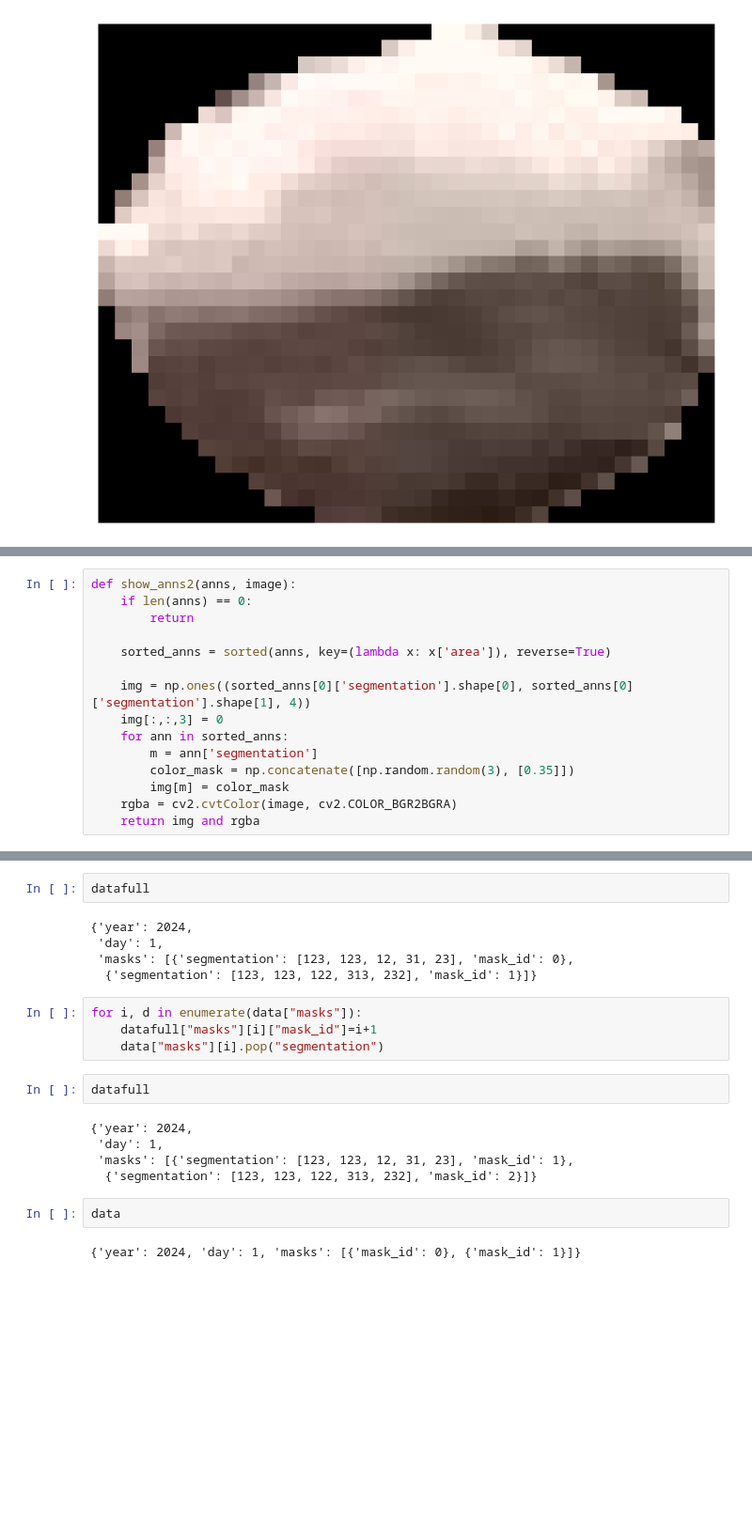
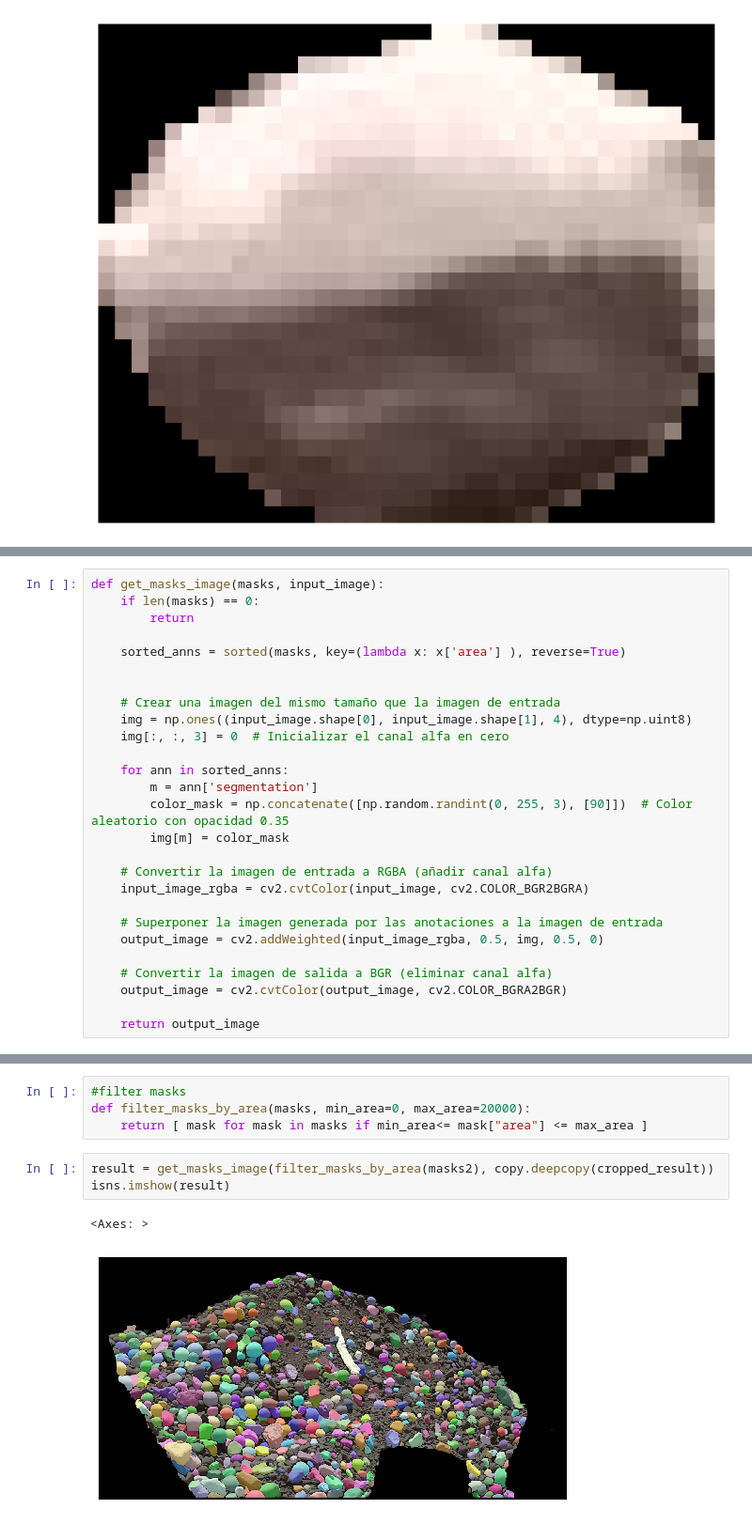
Before and after one commit to jlabra/easy-scrap, a Jupyter notebook: dagster_easyscraptracker/notebooks/segment_test.ipynb, the cells around one changed output, grey strips where cells are left out. Shown at 94% size. Drawn from its saved outputs; the diff is of its cells as text; blank space fills up the shorter version.

```diff
--- a/dagster_easyscraptracker/notebooks/segment_test.ipynb
+++ b/dagster_easyscraptracker/notebooks/segment_test.ipynb
@@ -157,15 +161,27 @@ cropped_result.shape
 # %%
-def show_anns2(anns, image):
-    if len(anns) == 0:
+def get_masks_image(masks, input_image):
+    if len(masks) == 0:
         return
 
-    sorted_anns = sorted(anns, key=(lambda x: x['area']), reverse=True)
+    sorted_anns = sorted(masks, key=(lambda x: x['area'] ), reverse=True)
 
-    img = np.ones((sorted_anns[0]['segmentation'].shape[0], sorted_anns[0]['segmentation'].shape[1], 4))
-    img[:,:,3] = 0
+
+    # Crear una imagen del mismo tamaño que la imagen de entrada
+    img = np.ones((input_image.shape[0], input_image.shape[1], 4), dtype=np.uint8)
+    img[:, :, 3] = 0  # Inicializar el canal alfa en cero
+
     for ann in sorted_anns:
         m = ann['segmentation']
-        color_mask = np.concatenate([np.random.random(3), [0.35]])
+        color_mask = np.concatenate([np.random.randint(0, 255, 3), [90]])  # Color aleatorio con opacidad 0.35
         img[m] = color_mask
-    rgba = cv2.cvtColor(image, cv2.COLOR_BGR2BGRA)
-    return img and rgba
+
+    # Convertir la imagen de entrada a RGBA (añadir canal alfa)
+    input_image_rgba = cv2.cvtColor(input_image, cv2.COLOR_BGR2BGRA)
+
+    # Superponer la imagen generada por las anotaciones a la imagen de entrada
+    output_image = cv2.addWeighted(input_image_rgba, 0.5, img, 0.5, 0)
+
+    # Convertir la imagen de salida a BGR (eliminar canal alfa)
+    output_image = cv2.cvtColor(output_image, cv2.COLOR_BGRA2BGR)
+
+    return output_image
@@ -233,22 +188,10 @@ datafull = copy.deepcopy(data)
-# %%
-datafull
-# %% [output]
-{'year': 2024,
- 'day': 1,
- 'masks': [{'segmentation': [123, 123, 12, 31, 23], 'mask_id': 0},
-  {'segmentation': [123, 123, 122, 313, 232], 'mask_id': 1}]}
-# %%
-for i, d in enumerate(data["masks"]):
-    datafull["masks"][i]["mask_id"]=i+1
-    data["masks"][i].pop("segmentation")
-# %%
-datafull
-# %% [output]
-{'year': 2024,
- 'day': 1,
- 'masks': [{'segmentation': [123, 123, 12, 31, 23], 'mask_id': 1},
-  {'segmentation': [123, 123, 122, 313, 232], 'mask_id': 2}]}
-# %%
-data
-# %% [output]
-{'year': 2024, 'day': 1, 'masks': [{'mask_id': 0}, {'mask_id': 1}]}
+# %%
+#filter masks
+def filter_masks_by_area(masks, min_area=0, max_area=20000):
+    return [ mask for mask in masks if min_area<= mask["area"] <= max_area ]
+# %%
+result = get_masks_image(filter_masks_by_area(masks2), copy.deepcopy(cropped_result))
+isns.imshow(result)
+# %% [output]
+<Axes: >
+[figure, added]
```
Also changed, not shown: parts of 21 cells of this notebook, 1 other file.
